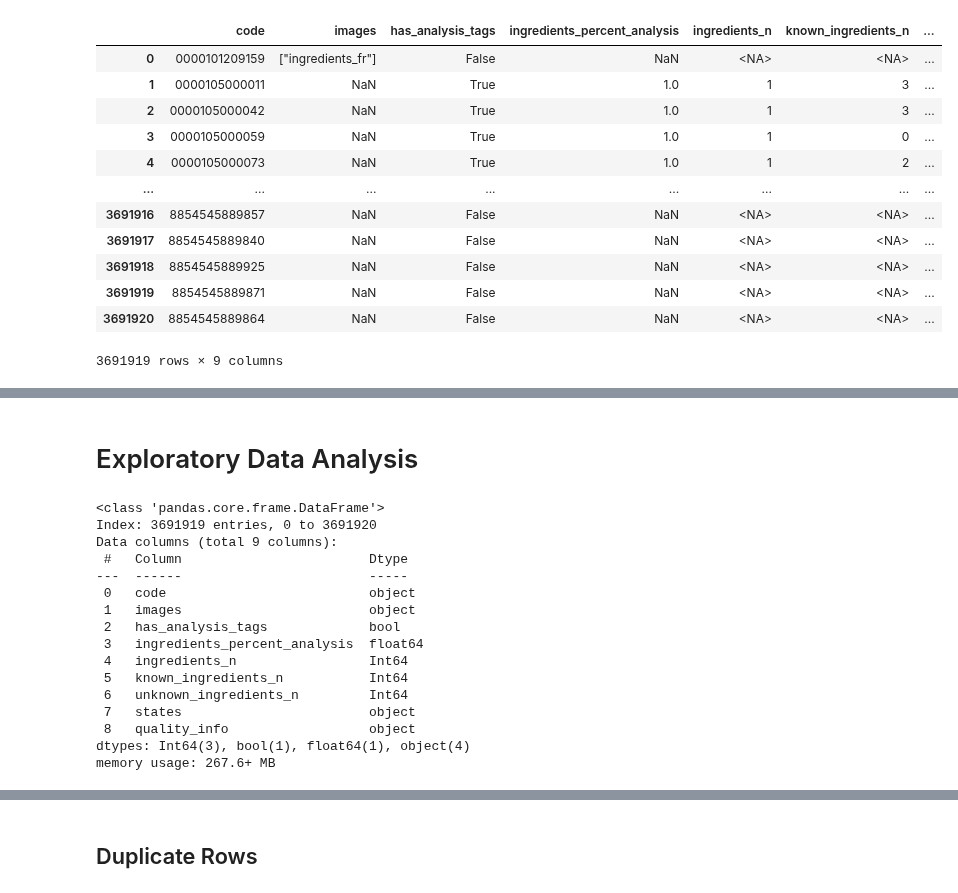
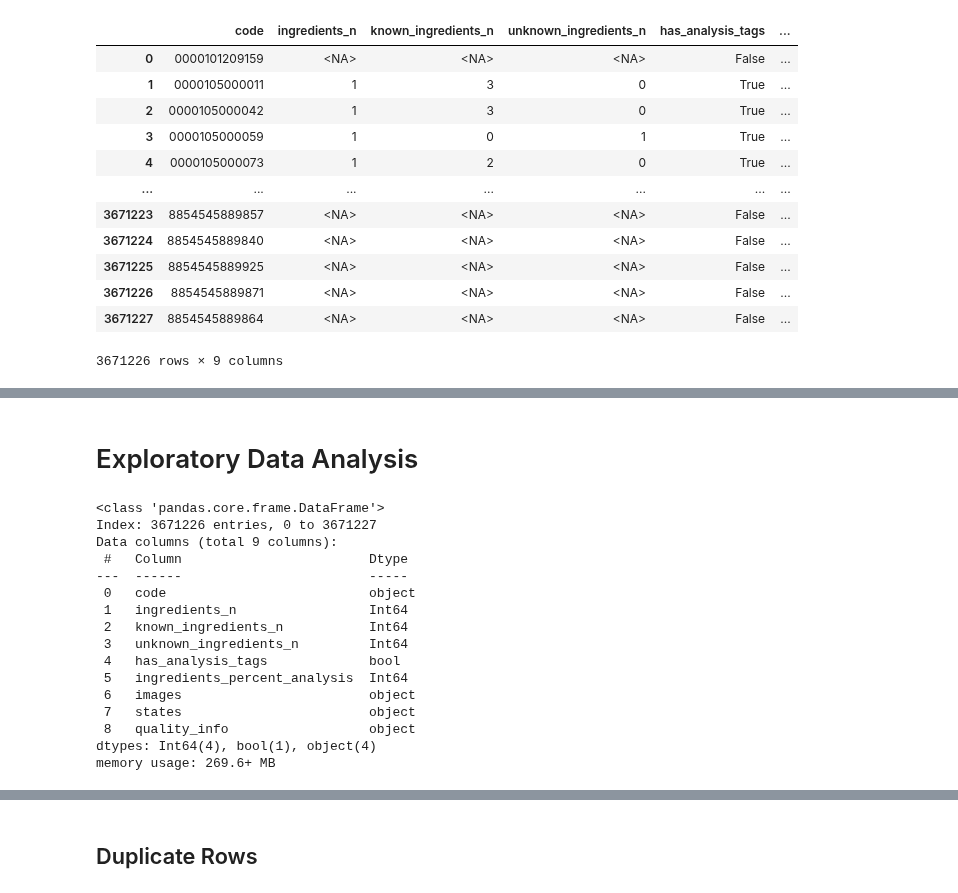
Before and after one commit to goerlitz/openfoodfacts-data-analysis, a Jupyter notebook: notebooks/13_analyze_ingredients.ipynb, the cells around one changed output, grey strips where cells are left out. Saved outputs shown, nothing was run; the diff lists cells and outputs as text; code cells hidden in the pictures.

Commit message:
fixed and improved ingredient analysis

```diff
--- a/notebooks/13_analyze_ingredients.ipynb
+++ b/notebooks/13_analyze_ingredients.ipynb
@@ -76,34 +130,25 @@ code,images,has_analysis_tags,ingredients_percent_analysis,ingredients_n,known_i
 # %%
 %%time
-file_path = "../data/ingredients_data_export.csv"
+file_path = "../data/ingredients_data_export_jq.csv"
 df = pd.read_csv(file_path, dtype={'code':str, 'ingredients_n': str})
 df = df[df.code.notna()] # exclude empty barcodes
 
-# extract integer part of int, float, and str (also works for NAN)
-def normalize_int(s: pd.Series):
-    return s.astype(str).str.extract(r'(\d+)').astype('Int64')
-
-def remove_empty_lists(s: pd.Series):
-    return s.map(lambda x: np.nan if x =='[]' else x) # else ast.literal_eval(x)) # or x==np.nan) else ast.literal_eval(x))
-
-for col in ['ingredients_n', 'known_ingredients_n', 'unknown_ingredients_n']:
-    df[col] = normalize_int(df[col])
-
-for col in ['images', 'states', 'quality_info']:
-    df[col] = remove_empty_lists(df[col])
+# use int for counts
+for col in ['ingredients_n', 'known_ingredients_n', 'unknown_ingredients_n', 'ingredients_percent_analysis']:
+    df[col] = df[col].astype('Int64')
 
 display(df)
 # %% [output]
-|  | code | images | has_analysis_tags | ingredients_percent_analysis | ingredients_n | known_ingredients_n | ... |
-| 0 | 0000101209159 | ["ingredients_fr"] | False | NaN | <NA> | <NA> | ... |
-| 1 | 0000105000011 | NaN | True | 1.0 | 1 | 3 | ... |
-| 2 | 0000105000042 | NaN | True | 1.0 | 1 | 3 | ... |
-| 3 | 0000105000059 | NaN | True | 1.0 | 1 | 0 | ... |
-| 4 | 0000105000073 | NaN | True | 1.0 | 1 | 2 | ... |
-| ... | ... | ... | ... | ... | ... | ... | ... |
-| 3691916 | 8854545889857 | NaN | False | NaN | <NA> | <NA> | ... |
-| 3691917 | 8854545889840 | NaN | False | NaN | <NA> | <NA> | ... |
-| 3691918 | 8854545889925 | NaN | False | NaN | <NA> | <NA> | ... |
-| 3691919 | 8854545889871 | NaN | False | NaN | <NA> | <NA> | ... |
-| 3691920 | 8854545889864 | NaN | False | NaN | <NA> | <NA> | ... |
+|  | code | ingredients_n | known_ingredients_n | unknown_ingredients_n | has_analysis_tags | ... |
+| 0 | 0000101209159 | <NA> | <NA> | <NA> | False | ... |
+| 1 | 0000105000011 | 1 | 3 | 0 | True | ... |
+| 2 | 0000105000042 | 1 | 3 | 0 | True | ... |
+| 3 | 0000105000059 | 1 | 0 | 1 | True | ... |
+| 4 | 0000105000073 | 1 | 2 | 0 | True | ... |
+| ... | ... | ... | ... | ... | ... | ... |
+| 3671223 | 8854545889857 | <NA> | <NA> | <NA> | False | ... |
+| 3671224 | 8854545889840 | <NA> | <NA> | <NA> | False | ... |
+| 3671225 | 8854545889925 | <NA> | <NA> | <NA> | False | ... |
+| 3671226 | 8854545889871 | <NA> | <NA> | <NA> | False | ... |
+| 3671227 | 8854545889864 | <NA> | <NA> | <NA> | False | ... |
-3691919 rows × 9 columns
+3671226 rows × 9 columns
@@ -115,18 +160,18 @@ Wall time: 9.81 s
 df.info()
 # %% [output]
 <class 'pandas.core.frame.DataFrame'>
-Index: 3691919 entries, 0 to 3691920
+Index: 3671226 entries, 0 to 3671227
 Data columns (total 9 columns):
  #   Column                        Dtype
 ---  ------                        -----
  0   code                          object
- 1   images                        object
- 2   has_analysis_tags             bool
- 3   ingredients_percent_analysis  float64
- 4   ingredients_n                 Int64
- 5   known_ingredients_n           Int64
- 6   unknown_ingredients_n         Int64
+ 1   ingredients_n                 Int64
+ 2   known_ingredients_n           Int64
+ 3   unknown_ingredients_n         Int64
+ 4   has_analysis_tags             bool
+ 5   ingredients_percent_analysis  Int64
+ 6   images                        object
  7   states                        object
  8   quality_info                  object
-dtypes: Int64(3), bool(1), float64(1), object(4)
-memory usage: 267.6+ MB
+dtypes: Int64(4), bool(1), object(4)
+memory usage: 269.6+ MB
```
Also changed, not shown: parts of 46 cells of this notebook.
